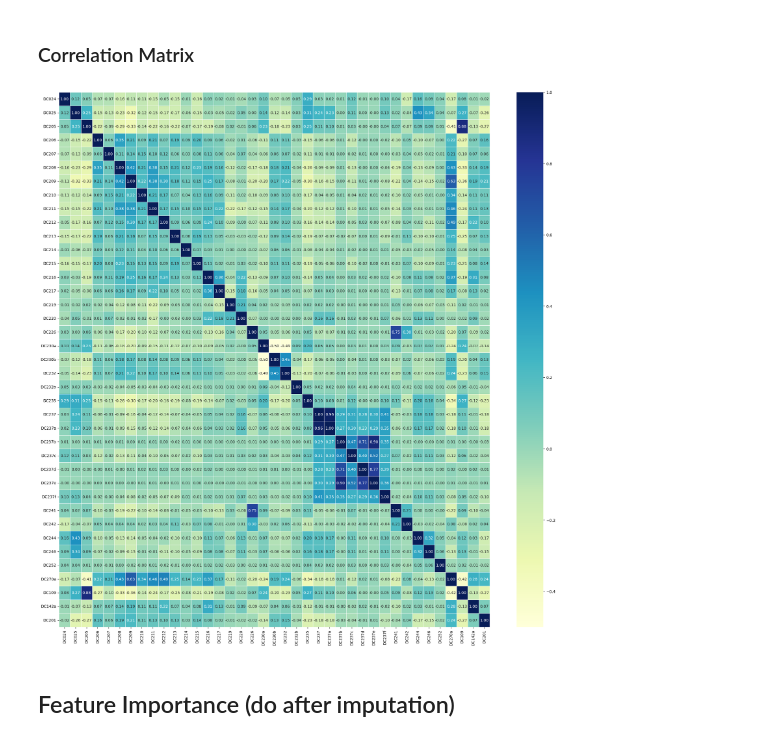
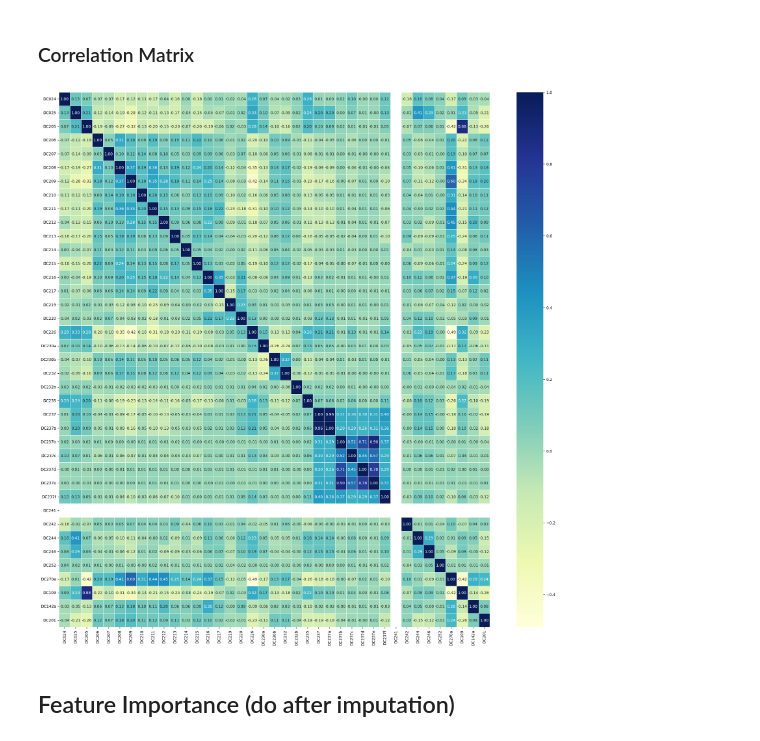
Before and after one commit to caesariodito/comp-gammafest, a Jupyter notebook: comp/eda.ipynb, the cells around one changed output. Saved outputs shown, nothing was run; the diff lists cells and outputs as text; code cells hidden in the pictures.

```diff
--- a/comp/eda.ipynb
+++ b/comp/eda.ipynb
@@ -8,8 +8,10 @@ import seaborn as sns
 # %%
 # use pandas to load data into a DataFrame
 # df = pd.read_csv("datasets/train.csv")
+# df = pd.read_csv("preprocessed_datasets/dropped_nan.csv")
+df = pd.read_csv("preprocessed_datasets/encoded_train_df.csv")
 # df_test = pd.read_csv("datasets/test.csv")
-df = pd.read_csv('preprocessed_datasets/mf_df.csv')
+# df = pd.read_csv('preprocessed_datasets/mf_df.csv')
 print(df.shape) # (rows, columns)
 # print(df_test.shape)
 # %% [output]
@@ -29,7 +31,7 @@ df.head()
 # %%
 df[target_column].replace(to_replace={'Layak Minum':1, 'Tidak Layak Minum':0}, inplace=True)
 # %%
-df.drop('id', axis=1, inplace=True)
+# df.drop('id', axis=1, inplace=True)
 # %%
 df.head()
 # %% [output]
@@ -200,17 +171,19 @@ plt.tight_layout()
 # sns.pairplot(df, hue=target_column)
 # %% [markdown]
 ### Correlation Matrix
+# %%
+df_drop_na = df.dropna()
 # %%
 # Use Seaborn to make a correlation matrix
-corr_matrix = df.corr()
+corr_matrix = df_drop_na.corr()
 fig, ax = plt.subplots(figsize=(25,25))
 ax = sns.heatmap(corr_matrix,
                 annot=True,
                 linewidths=0.5,
                 fmt=".2f",
                 cmap="YlGnBu");
 # %% [output]
-[figure, old version]
+[figure, new version]
 # %% [markdown]
 ## Feature Importance (do after imputation)
 # %%
```
Also changed, not shown: parts of 17 cells of this notebook, 6 other files.
